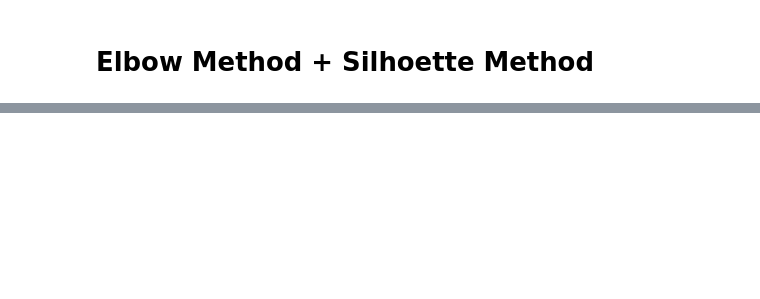
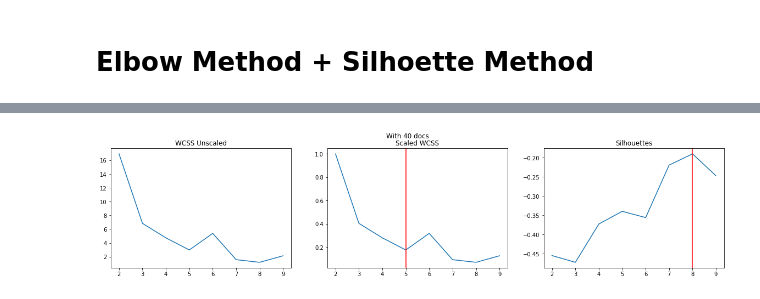
Before and after one commit to use/cord19clustering, a Jupyter notebook: optimalk.ipynb, the cells around one changed output, grey strips where cells are left out. Cells and saved outputs as stored; diff of their text form; code cells hidden in the pictures; blank space fills up the shorter version.

```diff
--- a/optimalk.ipynb
+++ b/optimalk.ipynb
@@ -94,0 +185,18 @@ IndexError: list index out of range
+# %%
+figure, axis = pyplot.subplots(1,3)
+figure.suptitle(f'With {num_docs} docs')
+
+axis[0].plot(K, WCSS);
+axis[0].set_title('WCSS Unscaled');
+
+axis[1].plot(K, scaled_WCSS);
+axis[1].axvline(x=optimal_k_from_WCSS, color='r');
+axis[1].set_title('Scaled WCSS');
+
+axis[2].plot(K, silhouettes);
+axis[2].axvline(x=optimal_k_from_silhouettes, color='r');
+axis[2].set_title('Silhouettes');
+
+pyplot.show();
+# %% [output]
+[figure, added]
```
Also changed, not shown: parts of 12 cells of this notebook, 1 other file.
